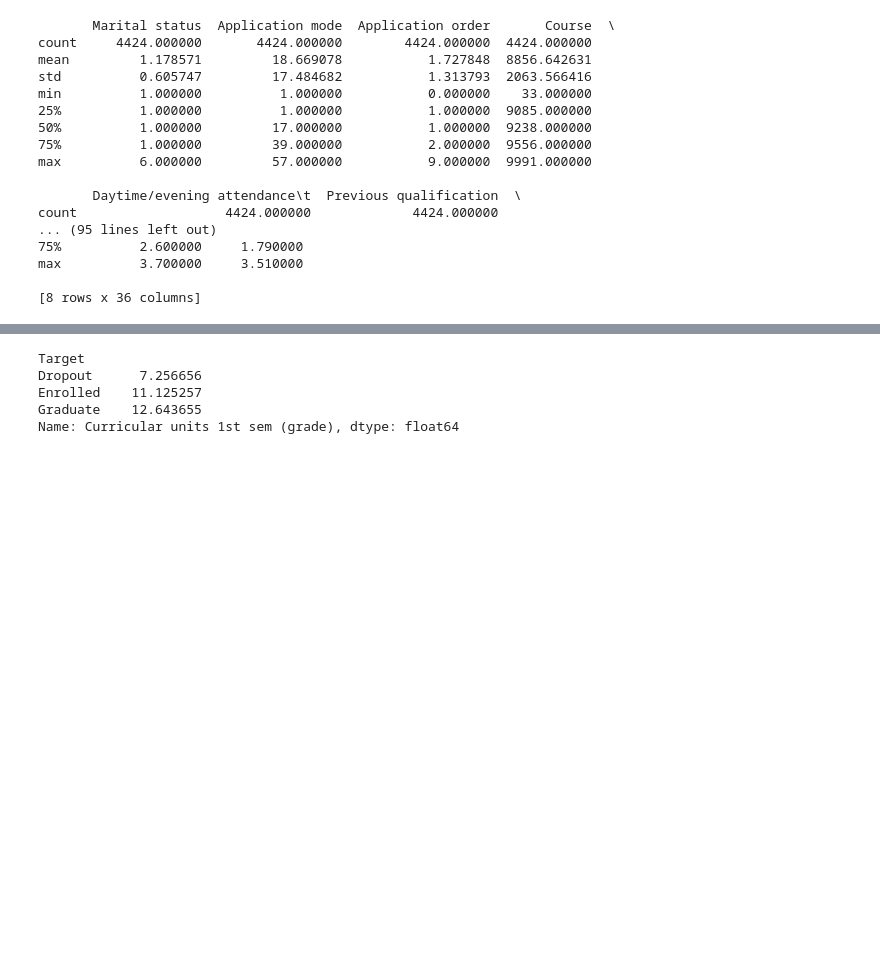
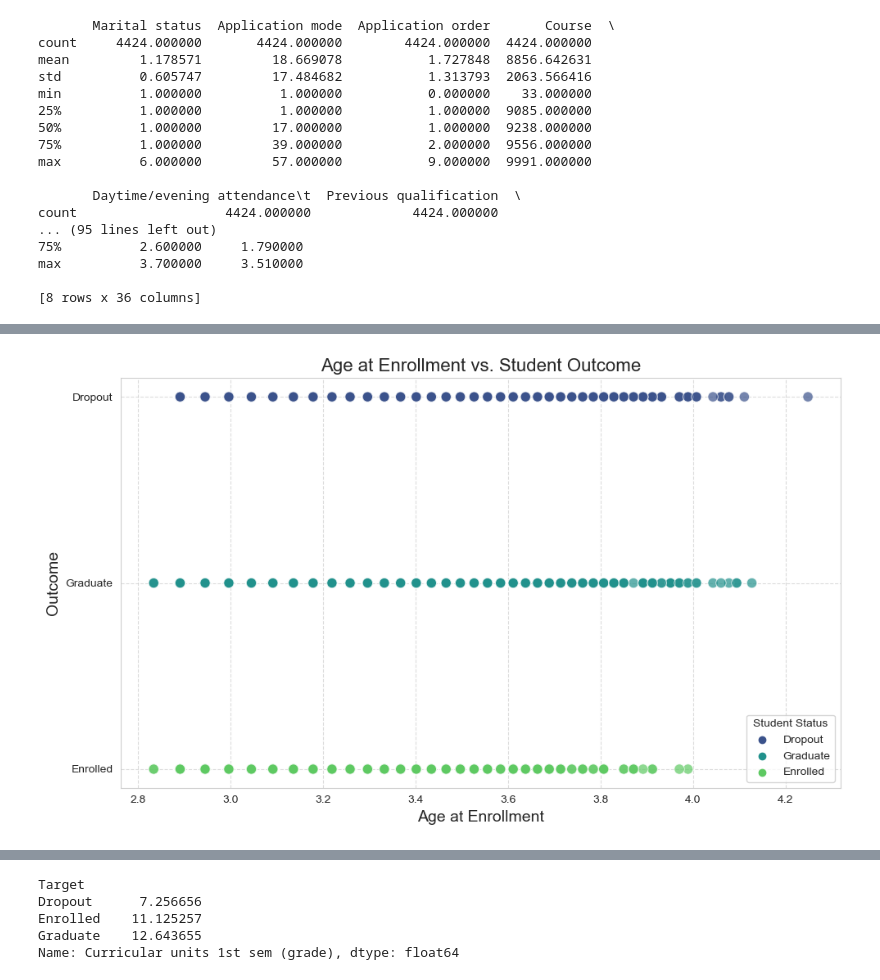
Before and after one commit to KaterynaTekmenzhi/CapstoneProject2025, a Jupyter notebook: Student_EDA_Cleaning.ipynb, the cells around one changed output, grey strips where cells are left out. Saved outputs shown, nothing was run; the diff lists cells and outputs as text; code cells hidden in the pictures; blank space fills up the shorter version.

```diff
--- a/Student_EDA_Cleaning.ipynb
+++ b/Student_EDA_Cleaning.ipynb
@@ -104,0 +157,23 @@ print(continuous_data)
+# %%
+plt.figure(figsize=(10, 6))
+
+# Method 1: Using Seaborn (recommended for categorical targets)
+sns.scatterplot(
+    data=student_data,
+    x='Age at enrollment',
+    y='Target',
+    hue='Target',  # Color by target
+    palette='viridis',  # Color palette
+    s=80,  # Point size
+    alpha=0.7  # Transparency
+)
+
+plt.title('Age at Enrollment vs. Student Outcome', fontsize=16)
+plt.xlabel('Age at Enrollment', fontsize=14)
+plt.ylabel('Outcome', fontsize=14)
+plt.grid(True, linestyle='--', alpha=0.7)
+plt.legend(title='Student Status')
+plt.tight_layout()
+plt.show()
+# %% [output]
+[figure, added]
```
Also changed, not shown: parts of 16 cells of this notebook.
